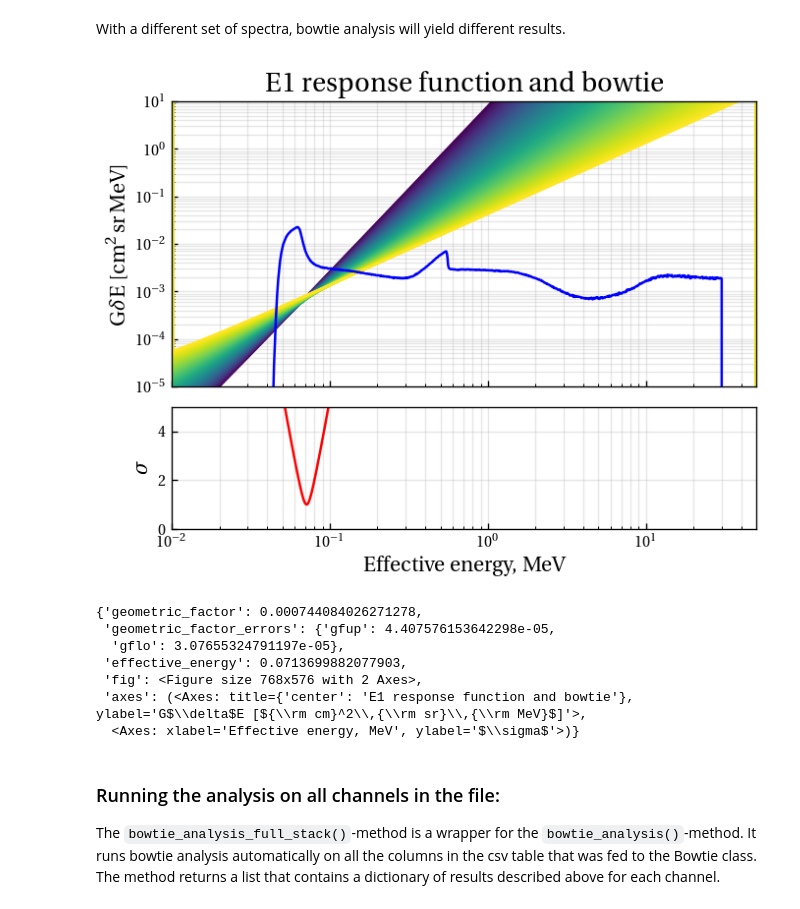
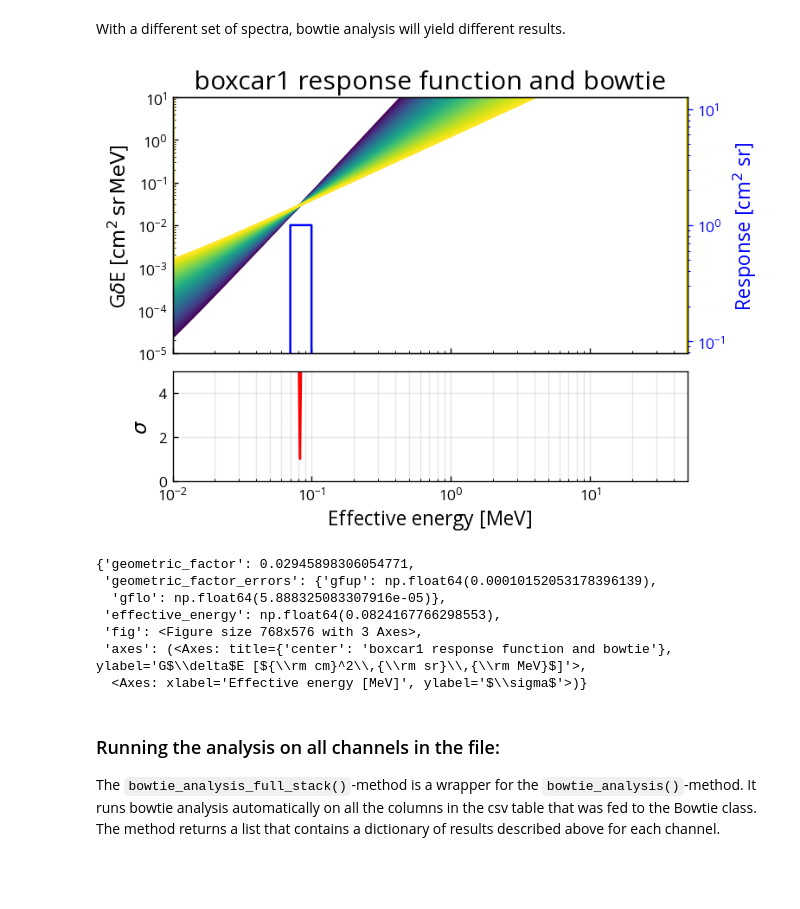
Before and after one commit to jgieseler/bowtie, a Jupyter notebook: bowtie_example.ipynb, the cells around one changed output. Saved outputs shown, nothing was run; the diff lists cells and outputs as text; code cells hidden in the pictures; blank space fills up the shorter version.

Commit message:
Added boxcar responses.

```diff
--- a/bowtie_example.ipynb
+++ b/bowtie_example.ipynb
@@ -27,7 +30,7 @@ Finally we save the result of analysis to a csv table.
 </span>
 # %%
 # The input data is given as a csv table. The channel responses must be indexed by incident energy
-response_df = read_csv("sixs_side0_electron_responses.csv", index_col="incident_energy")
+response_df = read_csv("boxcar_responses.csv", index_col="incident_energy")
 
 # Display the dataframe to see that it was read in correctly
 display(response_df)
@@ -129,8 +133,8 @@ spectra.power_law_spectra
 # spectra used (contained in the spectra object that we initialized earlier) and a boolean switch
 # to produce a plot to visualize the calculation.
 
-channel = "E1"
+channel = "boxcar1"
 produce_plot = True
 
-e1_results = bowtie.bowtie_analysis(channel=channel, spectra=spectra, plot=produce_plot)
+b1_results = bowtie.bowtie_analysis(channel=channel, spectra=spectra, plot=produce_plot)
 # %% [output]
@@ -165,17 +169,17 @@ spectra.produce_power_law_spectra(response_df=response_df)
 # %% [markdown]
 With a different set of spectra, bowtie analysis will yield different results.
 # %%
-new_e1_results = bowtie.bowtie_analysis(channel=channel, spectra=spectra, plot=produce_plot)
-new_e1_results
+new_b1_results = bowtie.bowtie_analysis(channel=channel, spectra=spectra, plot=produce_plot)
+new_b1_results
 # %% [output]
-[figure, old version]
+[figure, new version]
-{'geometric_factor': 0.000744084026271278,
- 'geometric_factor_errors': {'gfup': 4.407576153642298e-05,
-  'gflo': 3.07655324791197e-05},
- 'effective_energy': 0.0713699882077903,
- 'fig': <Figure size 768x576 with 2 Axes>,
- 'axes': (<Axes: title={'center': 'E1 response function and bowtie'}, ylabel='G$\\delta$E [${\\rm cm}^2\\,{\\rm sr}\\,{\\rm MeV}$]'>,
-  <Axes: xlabel='Effective energy, MeV', ylabel='$\\sigma$'>)}
+{'geometric_factor': 0.02945898306054771,
+ 'geometric_factor_errors': {'gfup': np.float64(0.00010152053178396139),
+  'gflo': np.float64(5.888325083307916e-05)},
+ 'effective_energy': np.float64(0.0824167766298553),
+ 'fig': <Figure size 768x576 with 3 Axes>,
+ 'axes': (<Axes: title={'center': 'boxcar1 response function and bowtie'}, ylabel='G$\\delta$E [${\\rm cm}^2\\,{\\rm sr}\\,{\\rm MeV}$]'>,
+  <Axes: xlabel='Effective energy [MeV]', ylabel='$\\sigma$'>)}
 # %% [markdown]
 ### Running the analysis on all channels in the file:
 
```
Also changed, not shown: parts of 6 cells of this notebook, 3 other files.
